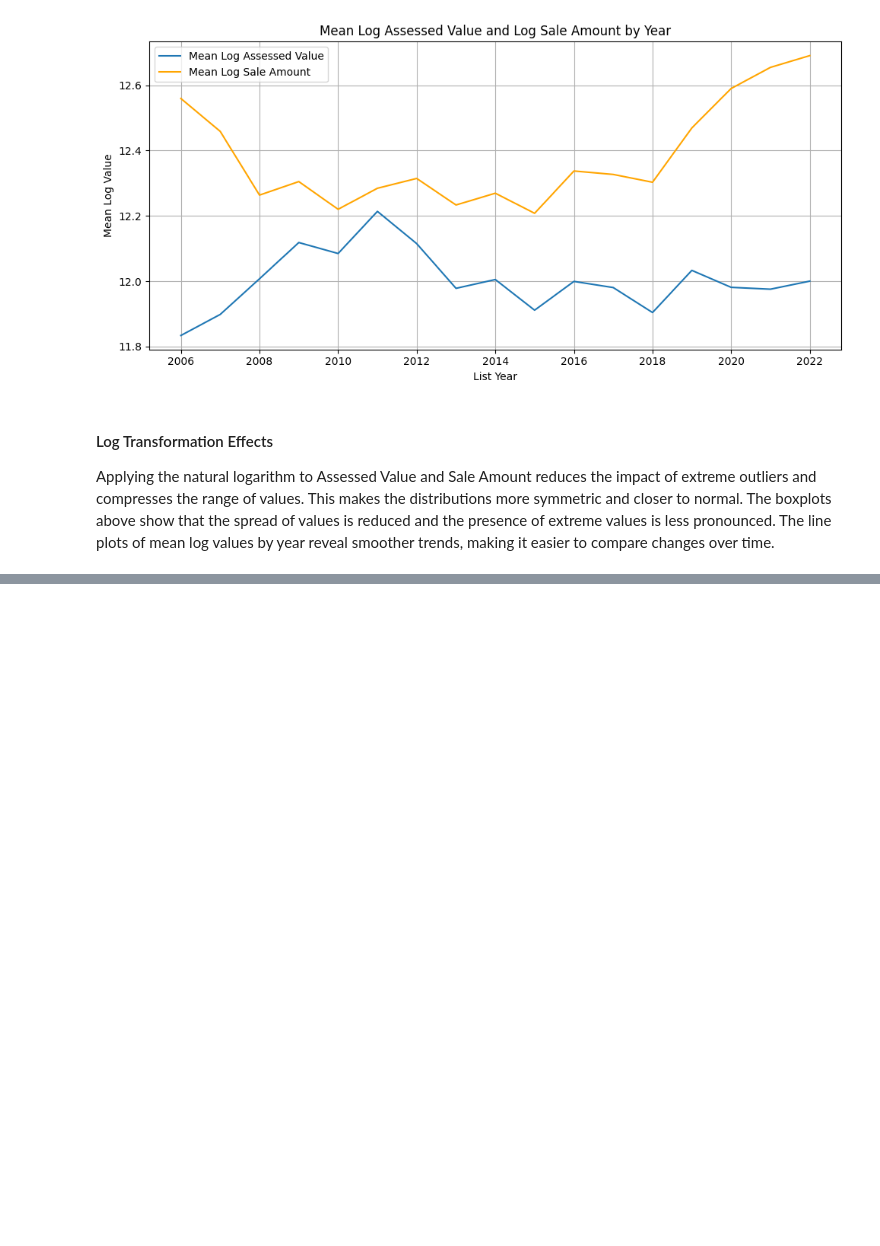
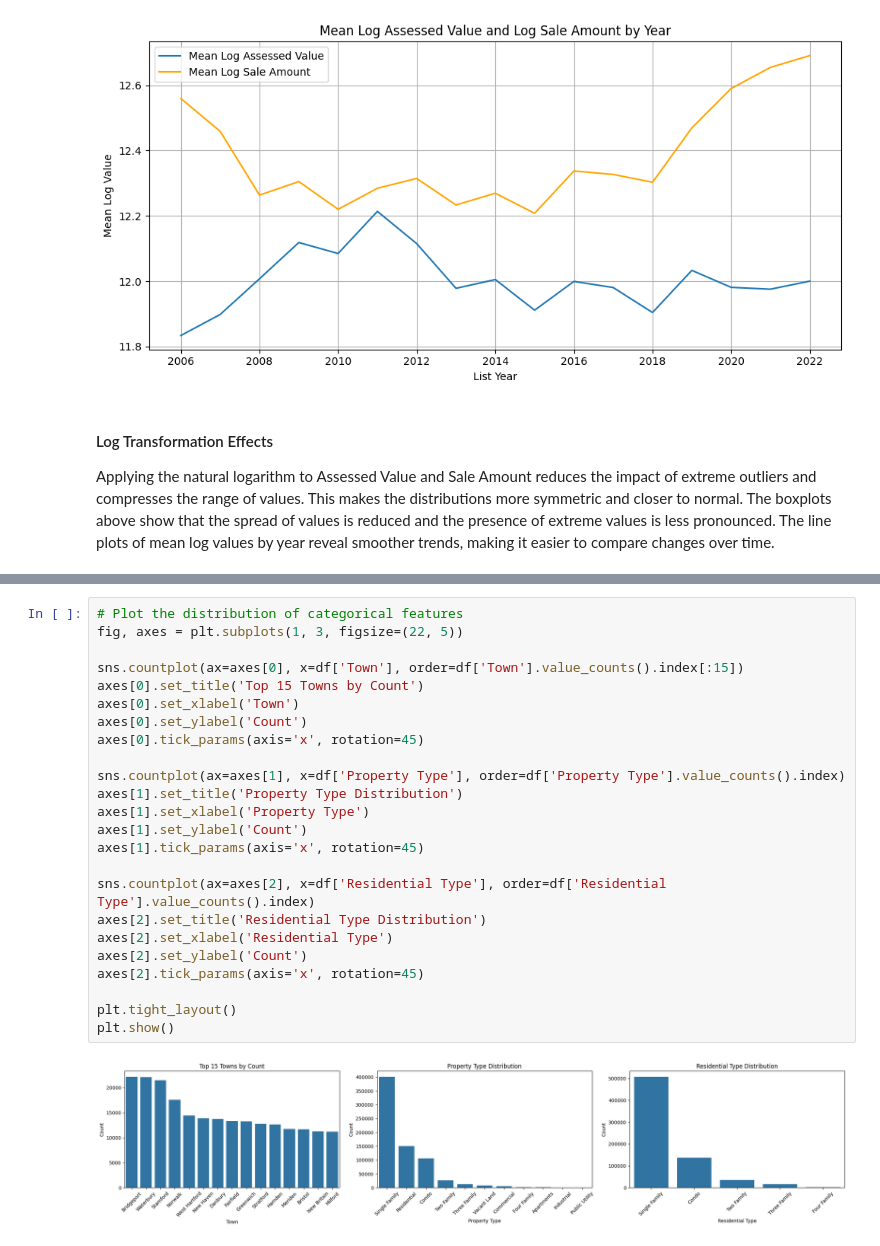
Before and after one commit to The-Fool-cmd/Real-Estate-ML, a Jupyter notebook: part_2.ipynb, the cells around one changed output, grey strips where cells are left out. Drawn from its saved outputs; the diff is of its cells as text; blank space fills up the shorter version.

Commit message:
More preprocessing for part 2
Removed outliers, provided more explanatory graphs

```diff
--- a/part_2.ipynb
+++ b/part_2.ipynb
@@ -252,0 +258,26 @@ Applying the natural logarithm to Assessed Value and Sale Amount reduces the imp
+# %%
+# Plot the distribution of categorical features
+fig, axes = plt.subplots(1, 3, figsize=(22, 5))
+
+sns.countplot(ax=axes[0], x=df['Town'], order=df['Town'].value_counts().index[:15])
+axes[0].set_title('Top 15 Towns by Count')
+axes[0].set_xlabel('Town')
+axes[0].set_ylabel('Count')
+axes[0].tick_params(axis='x', rotation=45)
+
+sns.countplot(ax=axes[1], x=df['Property Type'], order=df['Property Type'].value_counts().index)
+axes[1].set_title('Property Type Distribution')
+axes[1].set_xlabel('Property Type')
+axes[1].set_ylabel('Count')
+axes[1].tick_params(axis='x', rotation=45)
+
+sns.countplot(ax=axes[2], x=df['Residential Type'], order=df['Residential Type'].value_counts().index)
+axes[2].set_title('Residential Type Distribution')
+axes[2].set_xlabel('Residential Type')
+axes[2].set_ylabel('Count')
+axes[2].tick_params(axis='x', rotation=45)
+
+plt.tight_layout()
+plt.show()
+# %% [output]
+[figure, added]
```
Also changed, not shown: parts of 19 cells of this notebook.
